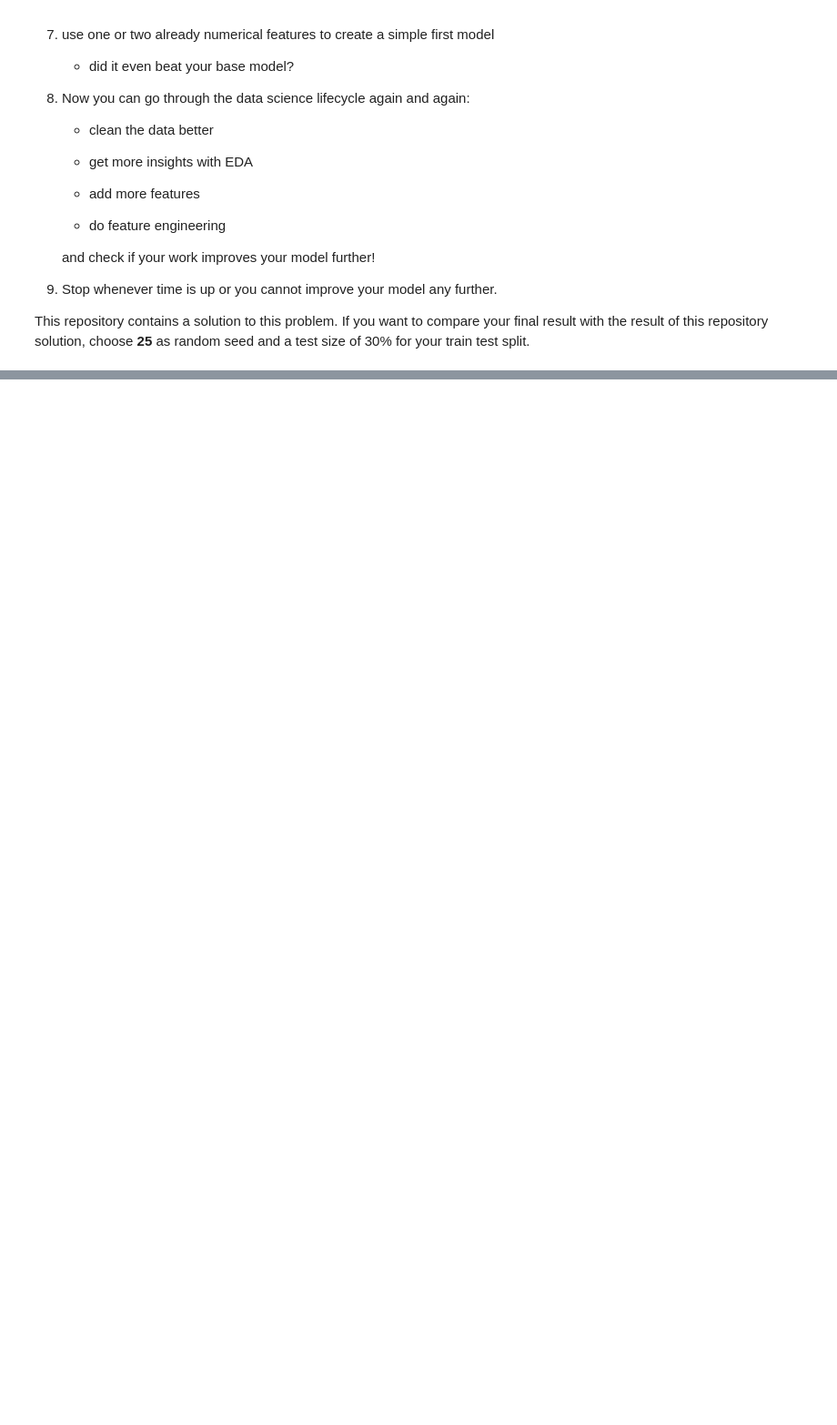
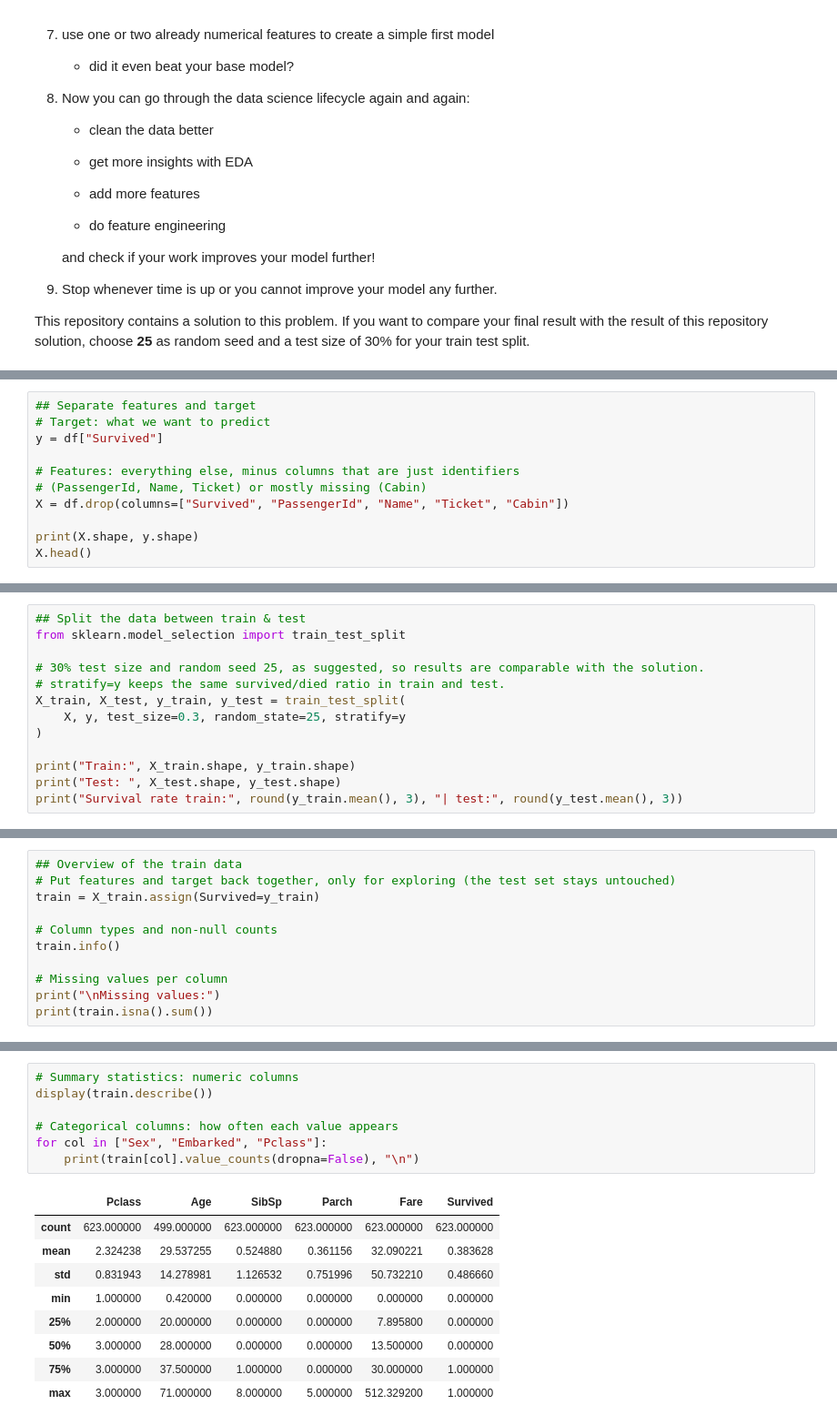
Before and after one commit to andrioliserena/logistic_regression, a Jupyter notebook: 4_logistic_regression_exercise.ipynb, the cells around one changed output, grey strips where cells are left out. Shown at 91% size. Saved outputs shown, nothing was run; the diff lists cells and outputs as text; blank space fills up the shorter version.

```diff
--- a/4_logistic_regression_exercise.ipynb
+++ b/4_logistic_regression_exercise.ipynb
@@ -76,0 +92,11 @@ This repository contains a solution to this problem. If you want to compare your
+# %%
+## Separate features and target
+# Target: what we want to predict
+y = df["Survived"]
+
+# Features: everything else, minus columns that are just identifiers
+# (PassengerId, Name, Ticket) or mostly missing (Cabin)
+X = df.drop(columns=["Survived", "PassengerId", "Name", "Ticket", "Cabin"])
+
+print(X.shape, y.shape)
+X.head()
@@ -76,0 +111,13 @@ This repository contains a solution to this problem. If you want to compare your
+# %%
+## Split the data between train & test
+from sklearn.model_selection import train_test_split
+
+# 30% test size and random seed 25, as suggested, so results are comparable with the solution.
+# stratify=y keeps the same survived/died ratio in train and test.
+X_train, X_test, y_train, y_test = train_test_split(
+    X, y, test_size=0.3, random_state=25, stratify=y
+)
+
+print("Train:", X_train.shape, y_train.shape)
+print("Test: ", X_test.shape, y_test.shape)
+print("Survival rate train:", round(y_train.mean(), 3), "| test:", round(y_test.mean(), 3))
@@ -76,0 +128,11 @@ This repository contains a solution to this problem. If you want to compare your
+# %%
+## Overview of the train data
+# Put features and target back together, only for exploring (the test set stays untouched)
+train = X_train.assign(Survived=y_train)
+
+# Column types and non-null counts
+train.info()
+
+# Missing values per column
+print("\nMissing values:")
+print(train.isna().sum())
@@ -76,0 +157,17 @@ This repository contains a solution to this problem. If you want to compare your
+# %%
+# Summary statistics: numeric columns
+display(train.describe())
+
+# Categorical columns: how often each value appears
+for col in ["Sex", "Embarked", "Pclass"]:
+    print(train[col].value_counts(dropna=False), "\n")
+# %% [output]
+|  | Pclass | Age | SibSp | Parch | Fare | Survived |
+| count | 623.000000 | 499.000000 | 623.000000 | 623.000000 | 623.000000 | 623.000000 |
+| mean | 2.324238 | 29.537255 | 0.524880 | 0.361156 | 32.090221 | 0.383628 |
+| std | 0.831943 | 14.278981 | 1.126532 | 0.751996 | 50.732210 | 0.486660 |
+| min | 1.000000 | 0.420000 | 0.000000 | 0.000000 | 0.000000 | 0.000000 |
+| 25% | 2.000000 | 20.000000 | 0.000000 | 0.000000 | 7.895800 | 0.000000 |
+| 50% | 3.000000 | 28.000000 | 0.000000 | 0.000000 | 13.500000 | 0.000000 |
+| 75% | 3.000000 | 37.500000 | 1.000000 | 0.000000 | 30.000000 | 1.000000 |
+| max | 3.000000 | 71.000000 | 8.000000 | 5.000000 | 512.329200 | 1.000000 |
```
Also changed, not shown: parts of 16 cells of this notebook, 2 other files.
